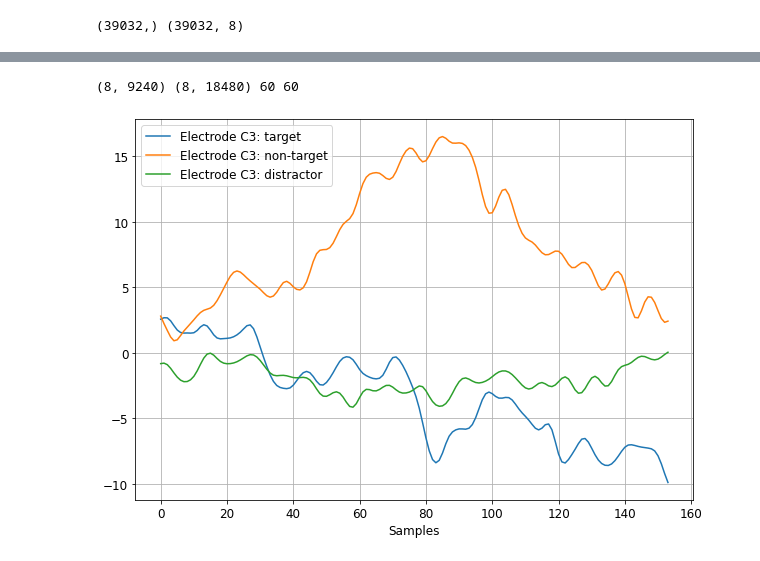
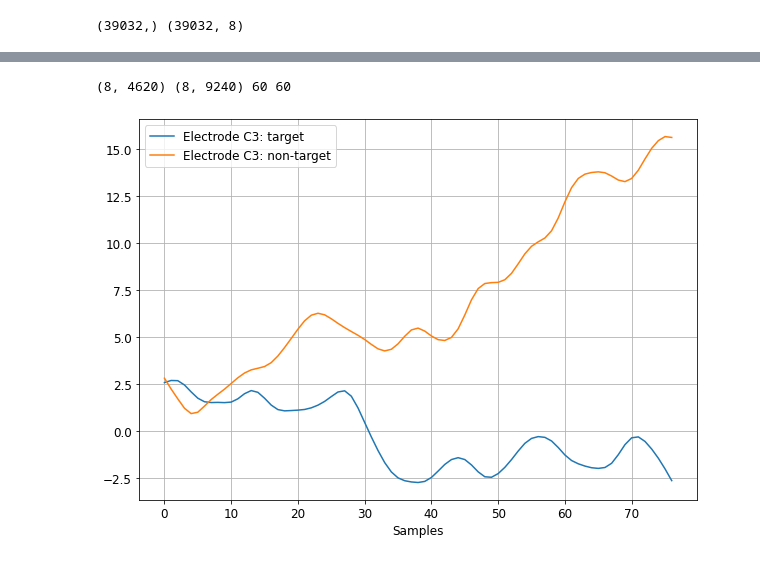
Before and after one commit to Jake-Jay/br41n-locked-in, a Jupyter notebook: linz.ipynb, the cells around one changed output, grey strips where cells are left out. Drawn from its saved outputs; the diff is of its cells as text; code cells hidden in the pictures.

```diff
--- a/linz.ipynb
+++ b/linz.ipynb
@@ -19,12 +19,12 @@ from sklearn.preprocessing import StandardScaler
 
 events = np.loadtxt('p1_high1_trig.txt', delimiter=',')
 # events = np.squeeze(events.values.tolist())
-# data = np.loadtxt('p1_high1.txt', delimiter=',')
+data = np.loadtxt('p1_high1.txt', delimiter=',')
 
 print(events.shape, data.shape)
 
 fs = 256
-window_size = 154
+window_size = 77
 channels = 8
 # %% [output]
 (39032,) (39032, 8)
@@ -31,15 +76,12 @@ channels = 8
 # %%
 non_target = np.zeros((channels, window_size))
 target = np.zeros((channels, window_size))
-third = np.zeros((channels, window_size))
 
 non_target_count = 0
 target_count = 0
-third_count = 0
 
 avg_non_target = np.zeros((channels, window_size))
 avg_target = np.zeros((channels, window_size))
-avg_third = np.zeros((channels, window_size))
 
 for i in range(events.shape[0]):
     if (events[i] == 1):
@@ -54,13 +96,6 @@ for i in range(events.shape[0]):
         target = np.append(target, trial, axis=1)
         avg_target += trial
 
-    elif (events[i] == -1):
-        third_count += 1
-        trial = data[i: i + window_size, :].T
-        third = np.append(target, trial, axis=1)
-        avg_third += trial
-
-
 
 avg_non_target /= non_target_count
 non_target = non_target[:, window_size:]
@@ -68,31 +103,27 @@ non_target = non_target[:, window_size:]
 avg_target /= target_count
 target = target[:, window_size:]
 
-avg_third /= third_count
-third = target[:, window_size:]
-
 all_trials = np.append(target, non_target, axis=1)
 
 print(non_target.shape, all_trials.shape, target_count, non_target_count)
 # %% [output]
-(8, 9240) (8, 18480) 60 60
+(8, 4620) (8, 9240) 60 60
 # %%
 # plot
 time = [i for i in range(window_size)]
 
 plt.figure(1, figsize=(10, 7))
 plt.clf()
 plt.plot(time, avg_target[1, :], label='Electrode C3: target')
-plt.plot(time, avg_non_targ[1, :], label='Electrode C3: non-target' )
-plt.plot(time, avg_third[1, :], label='Electrode C3: distractor' )
+plt.plot(time, avg_non_target[1, :], label='Electrode C3: non-target' )
 
 plt.xlabel('Samples')
 plt.grid(True)
 plt.axis('tight')
 plt.legend(loc='upper left')
 
 plt.show()
 # %% [output]
-[figure, old version]
+[figure, new version]
 # %%
 # Create function to process eeg
```
Also changed, not shown: parts of 5 cells of this notebook.
